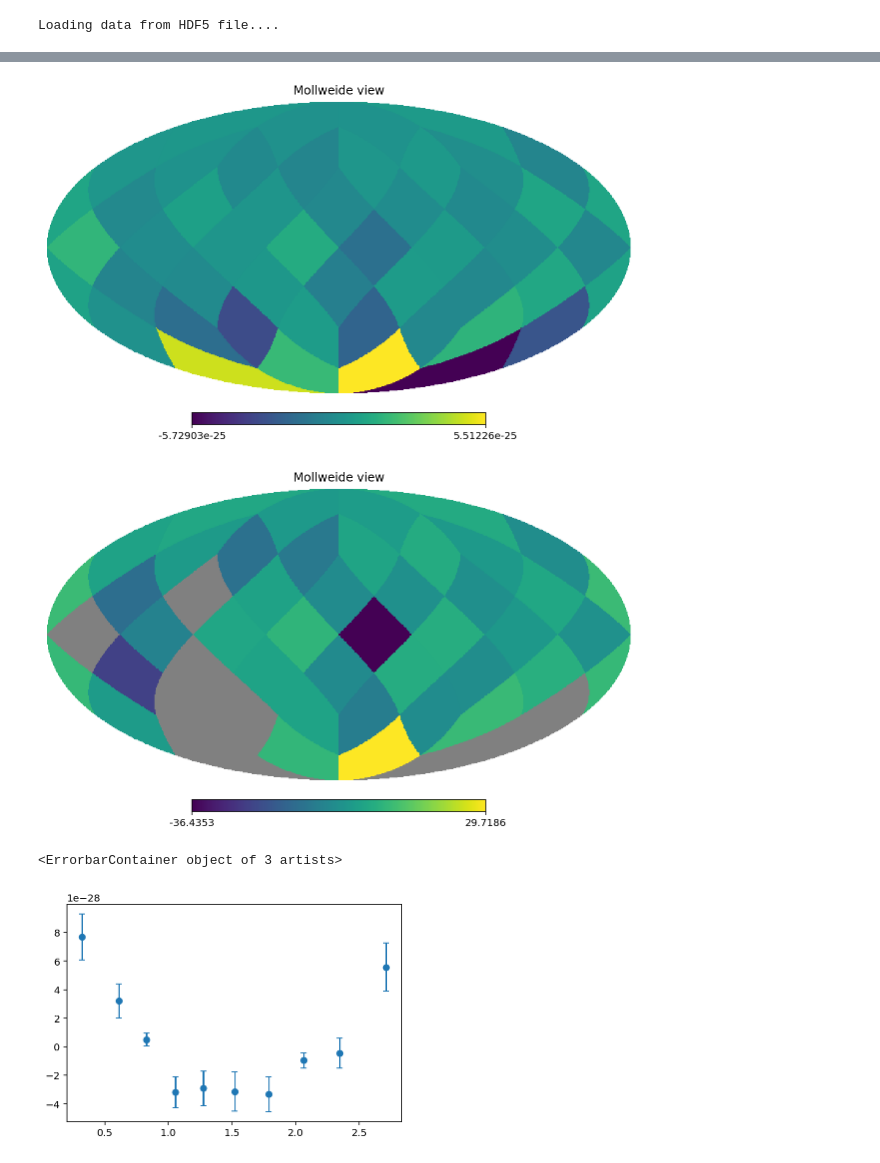
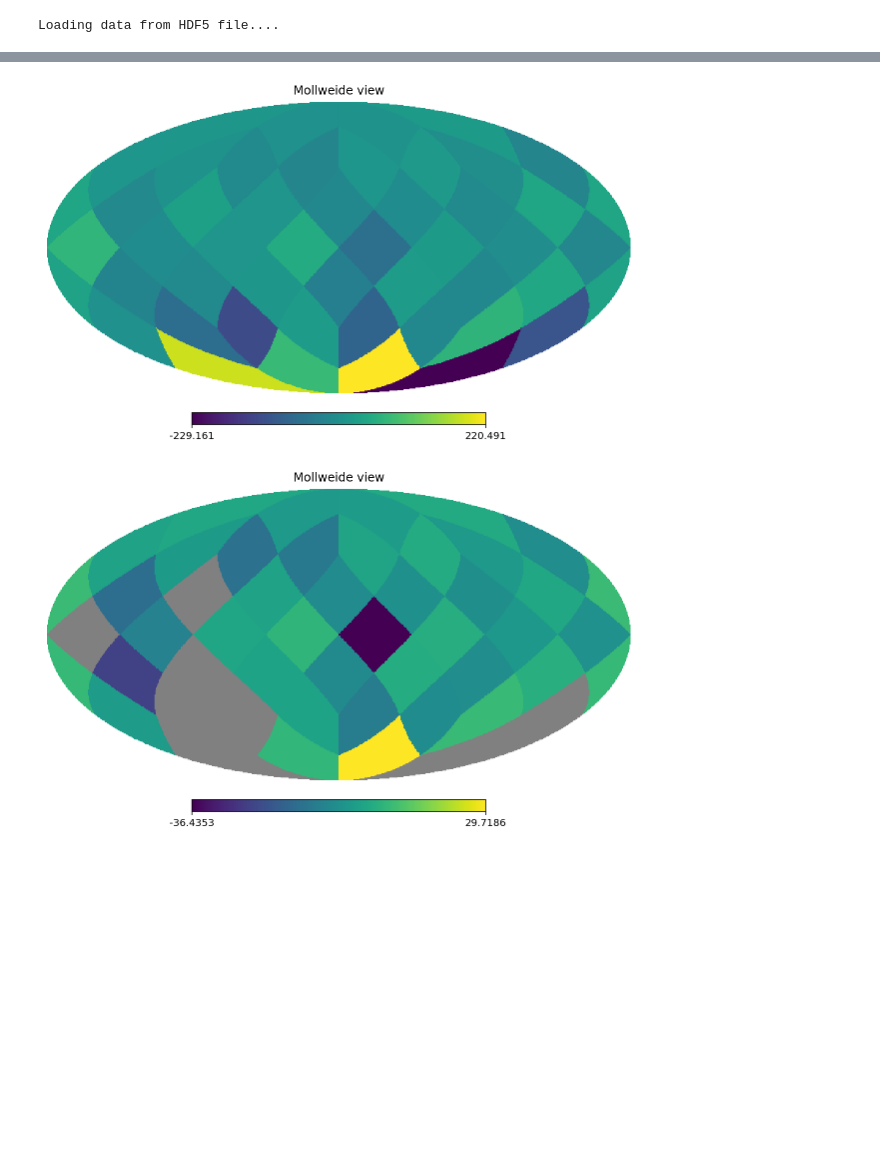
Before and after one commit to GersbachKa/defiant, a Jupyter notebook: notebooks/DIY_anisotropy.ipynb, the cells around one changed output, grey strips where cells are left out. Drawn from its saved outputs; the diff is of its cells as text; code cells hidden in the pictures; blank space fills up the shorter version.

```diff
--- a/notebooks/DIY_anisotropy.ipynb
+++ b/notebooks/DIY_anisotropy.ipynb
@@ -138,10 +139,10 @@ OS_obj = OptimalStatistic(psrs,pta,'gw','MDC1_FG_CURN_samples.core')
 # %% [output]
 Loading data from HDF5 file....
 # %%
-OS_obj.set_anisotropy_basis('pixel',2,6,'hd')
+OS_obj.set_anisotropy_basis('pixel',2,4,'hd')
 xi,rho,sig,C,A2,A2s = OS_obj.compute_OS(inj_params)
 
-hp.mollview(A2)
+hp.mollview(A2/(10**(2*inj_params['gw_log10_A'])))
 plt.show()
 
 hp.mollview(A2/np.sqrt(np.diag(A2s)),)
@@ -151,26 +152,15 @@ plt.show()
 [figure]
 # %%
-OS_obj.set_anisotropy_basis('pixel',2,6,'hd')
+OS_obj.set_anisotropy_basis('pixel',2,4,'hd')
 xi,rho,sig,C,A2,A2s = OS_obj.compute_OS(inj_params,pair_covariance=True)
 
-hp.mollview(A2)
+hp.mollview(A2/(10**(2*inj_params['gw_log10_A'])))
 plt.show()
 
 hp.mollview(A2/np.sqrt(np.diag(A2s)),)
 plt.show()
-
-xia,rhoa,siga = utils.binned_pair_correlations(xi,rho,C,10,'hd')
-plt.errorbar(xia,rhoa,siga,fmt='o',capsize=3)
-
-#sort = np.argsort(xi)
-#model = OS_obj.orf_design_matrix @ A2
-#plt.plot(xi[sort],model[sort])
-
-plt.show()
 # %% [output]
 [interactive output not drawn]
-[figure, old version]
+[figure, new version]
 [figure]
-<ErrorbarContainer object of 3 artists>
-[figure, removed]
 # %%
```
Also changed, not shown: parts of 10 cells of this notebook.
